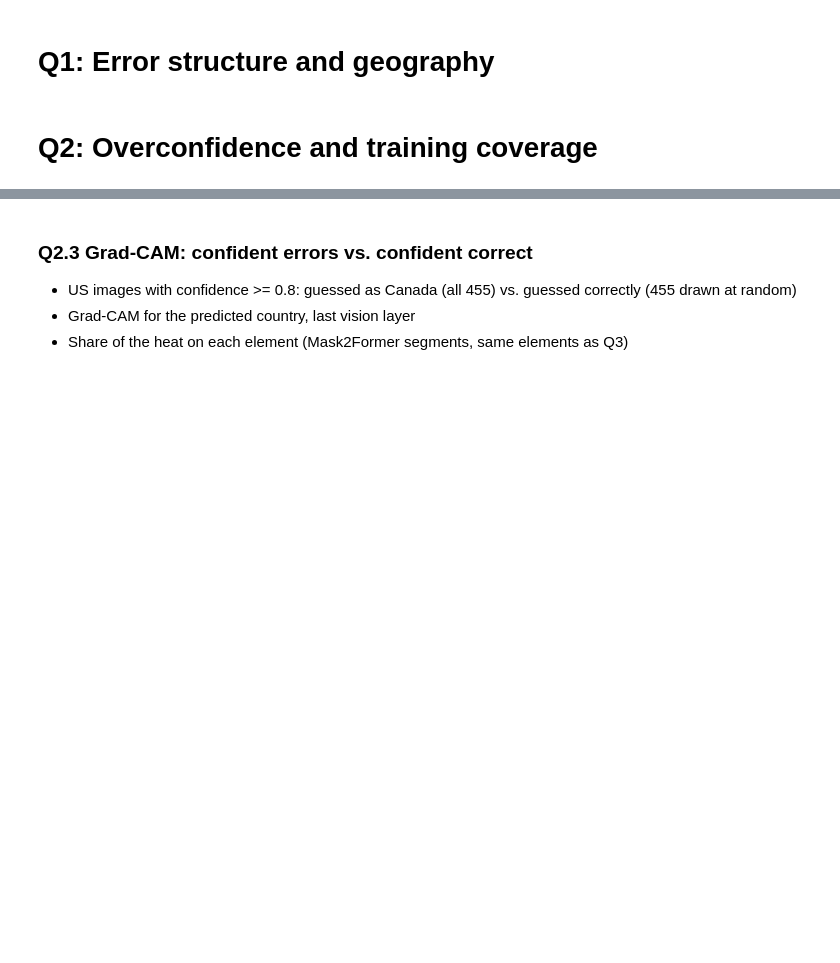
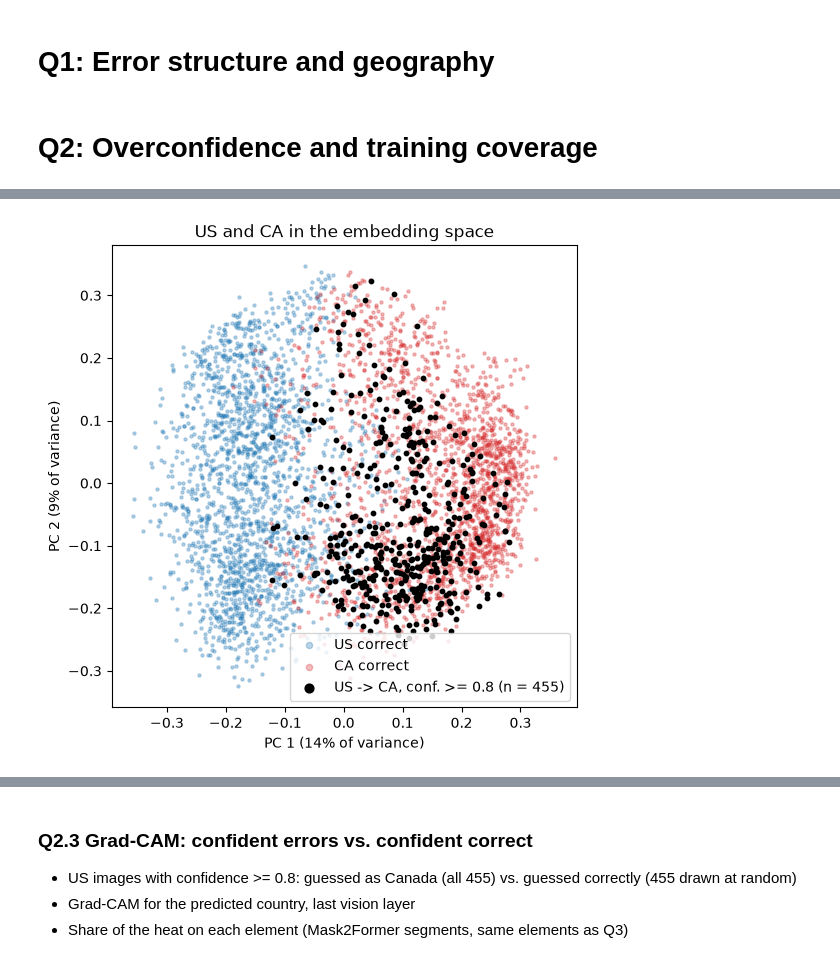
Before and after one commit to mhammer3366/ai_and_visualisation_OpenSI, a Jupyter notebook: notebooks/phase2_Human.ipynb, the cells around one changed output, grey strips where cells are left out. Saved outputs shown, nothing was run; the diff lists cells and outputs as text; code cells hidden in the pictures; blank space fills up the shorter version.

```diff
--- a/notebooks/phase2_Human.ipynb
+++ b/notebooks/phase2_Human.ipynb
@@ -66,3 +79,7 @@ q2p.plot_groups(t21)
+# %%
+q2p.plot_pca_pair(emb, p, "US", "CA")
+# %% [output]
+[figure, added]
 # %% [markdown]
 ### Q2.2 Training coverage: CLIP vs. StreetCLIP embeddings
 - Same kNN for both models, same queries (at most 100 per country) and references
```
Also changed, not shown: parts of 18 cells of this notebook, 2 other files.
